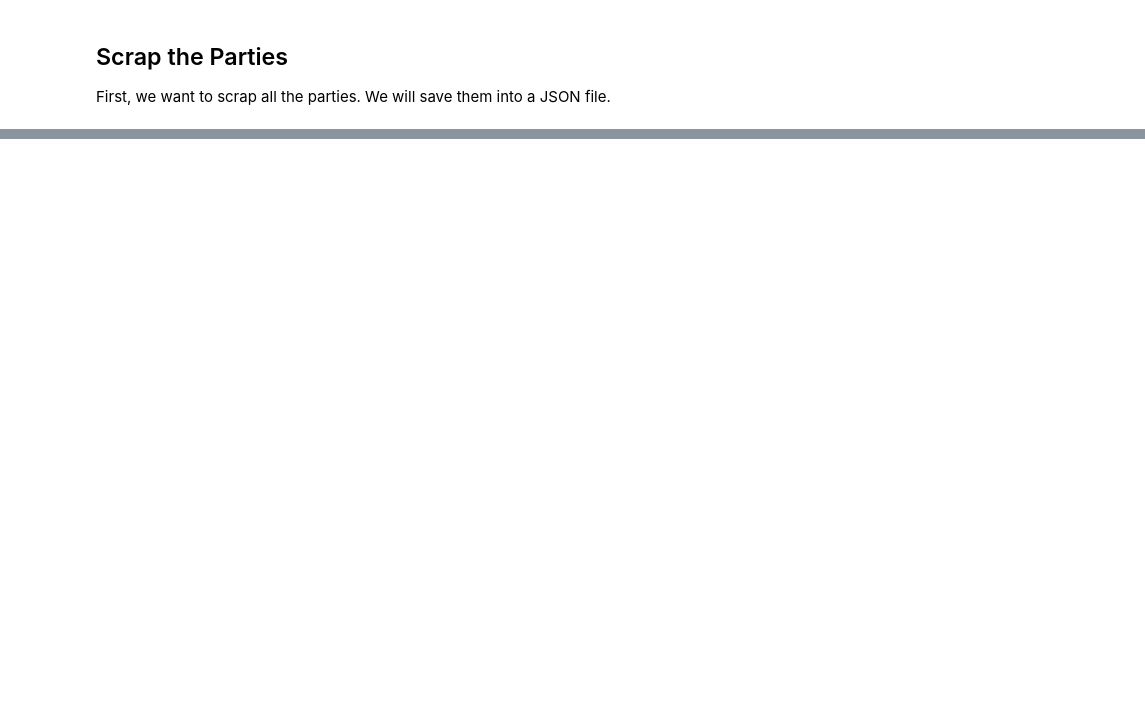
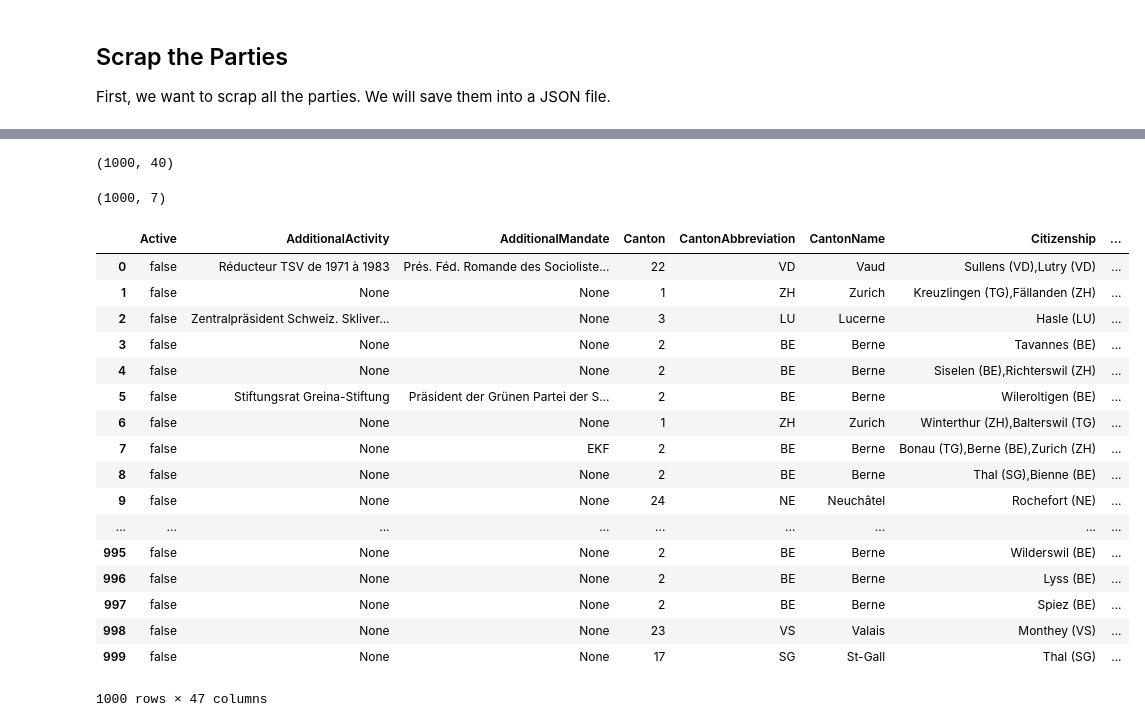
Before and after one commit to jmuth/parliament-viz.ch, a Jupyter notebook: scraping/scraping.ipynb, the cells around one changed output, grey strips where cells are left out. Saved outputs shown, nothing was run; the diff lists cells and outputs as text; code cells hidden in the pictures; blank space fills up the shorter version.

```diff
--- a/scraping/scraping.ipynb
+++ b/scraping/scraping.ipynb
@@ -340,0 +188,3 @@ df_persons[df_persons['LastName'] == 'Schneider-Ammann']
+# %%
+index_to_remove = list(set(index_person) - (set(index_person) - set(index_council)))
+index_to_remove
@@ -340,0 +226,5 @@ df_persons[df_persons['LastName'] == 'Schneider-Ammann']
+# %%
+df_person_sparse = df_person
+for idx in index_to_remove:
+    if ('ID' not in idx) and ('LastName' not in idx):
+        df_person_sparse = df_person_sparse.drop(idx, axis=1)
@@ -340,0 +245,33 @@ df_persons[df_persons['LastName'] == 'Schneider-Ammann']
+# %%
+df_council.shape
+# %% [output]
+(1000, 40)
+# %%
+df_person_sparse.shape
+# %% [output]
+(1000, 7)
+# %%
+frames = [df_council, df_person_sparse]
+# %%
+df_council_complete = pd.concat(frames, axis=1)
+# %%
+df_council_complete
+# %% [output]
+|  | Active | AdditionalActivity | AdditionalMandate | Canton | CantonAbbreviation | CantonName | Citizenship | ... |
+| 0 | false | Réducteur TSV de 1971 à 1983 | Prés. Féd. Romande des Socioliste... | 22 | VD | Vaud | Sullens (VD),Lutry (VD) | ... |
+| 1 | false | None | None | 1 | ZH | Zurich | Kreuzlingen (TG),Fällanden (ZH) | ... |
+| 2 | false | Zentralpräsident Schweiz. Skliver... | None | 3 | LU | Lucerne | Hasle (LU) | ... |
+| 3 | false | None | None | 2 | BE | Berne | Tavannes (BE) | ... |
+| 4 | false | None | None | 2 | BE | Berne | Siselen (BE),Richterswil (ZH) | ... |
+| 5 | false | Stiftungsrat Greina-Stiftung | Präsident der Grünen Partei der S... | 2 | BE | Berne | Wileroltigen (BE) | ... |
+| 6 | false | None | None | 1 | ZH | Zurich | Winterthur (ZH),Balterswil (TG) | ... |
+| 7 | false | None | EKF | 2 | BE | Berne | Bonau (TG),Berne (BE),Zurich (ZH) | ... |
+| 8 | false | None | None | 2 | BE | Berne | Thal (SG),Bienne (BE) | ... |
+| 9 | false | None | None | 24 | NE | Neuchâtel | Rochefort (NE) | ... |
+| ... | ... | ... | ... | ... | ... | ... | ... | ... |
+| 995 | false | None | None | 2 | BE | Berne | Wilderswil (BE) | ... |
+| 996 | false | None | None | 2 | BE | Berne | Lyss (BE) | ... |
+| 997 | false | None | None | 2 | BE | Berne | Spiez (BE) | ... |
+| 998 | false | None | None | 23 | VS | Valais | Monthey (VS) | ... |
+| 999 | false | None | None | 17 | SG | St-Gall | Thal (SG) | ... |
+1000 rows × 47 columns
```
Also changed, not shown: parts of 55 cells of this notebook, 5 other files.
